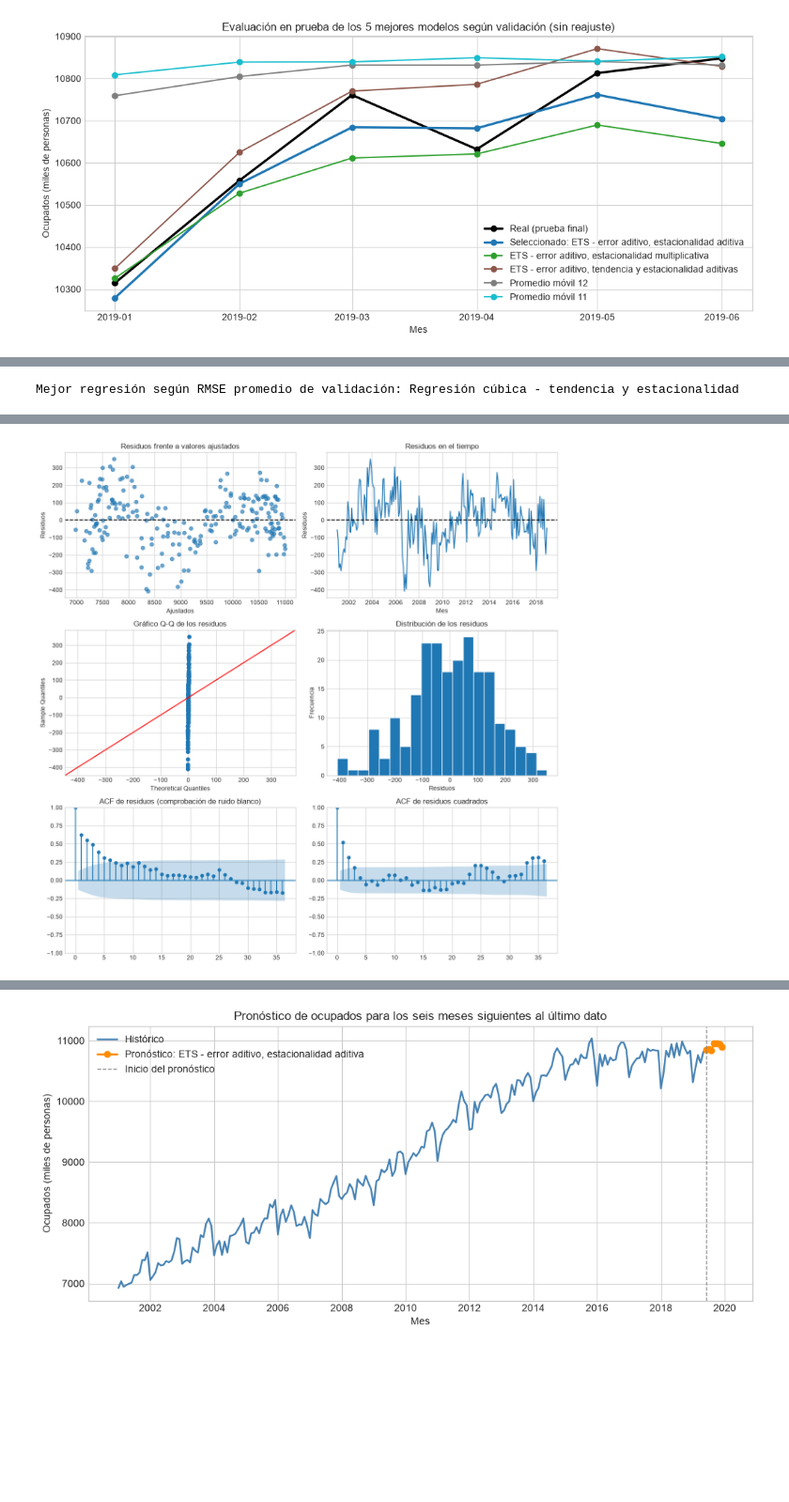
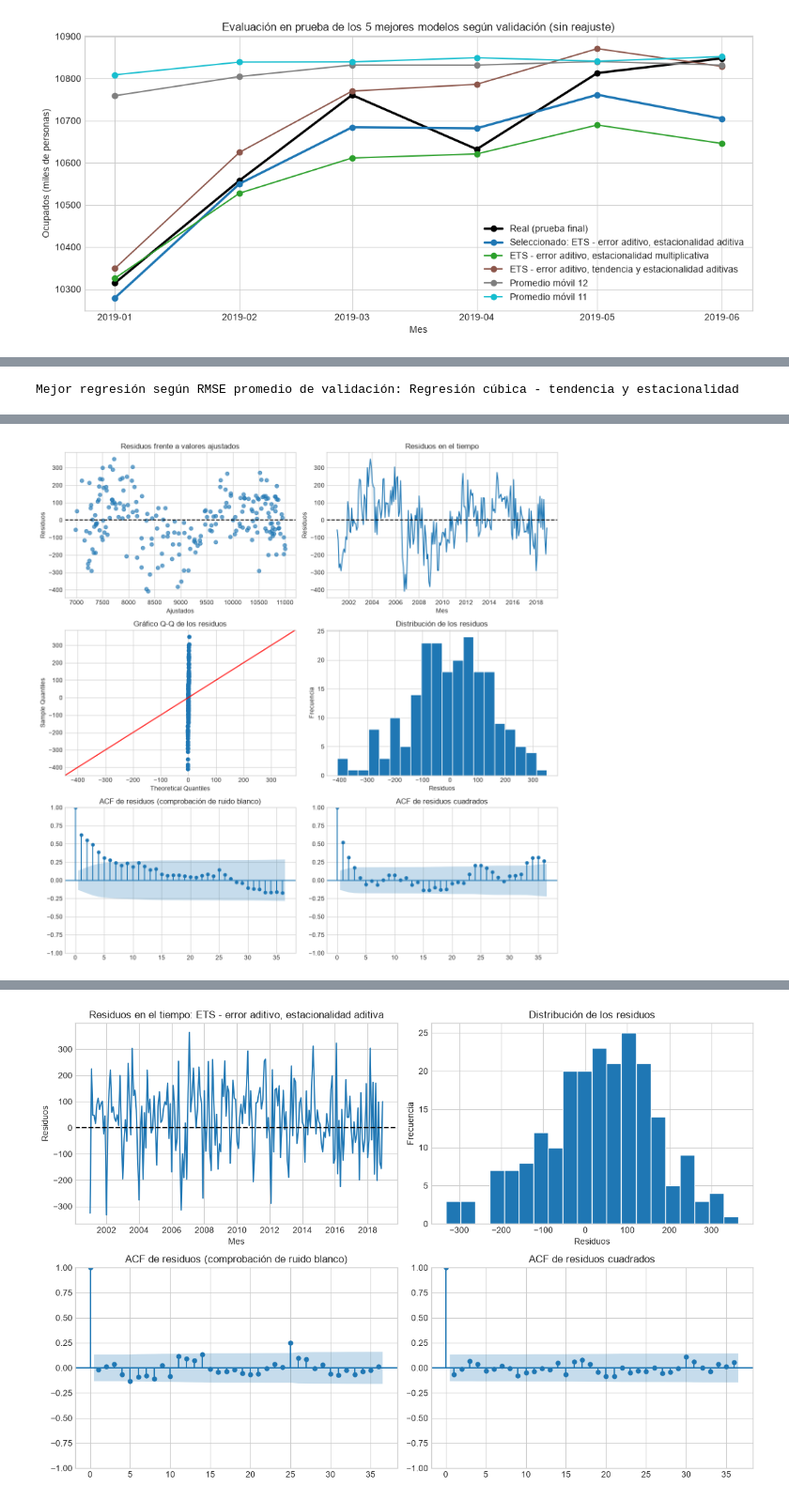
Before and after one commit to veroserna/Aprendizaje_Autom_3, a Jupyter notebook: pronostico_ocupados_13_ciudades.ipynb, the cells around one changed output, grey strips where cells are left out. Shown at 94% size. Drawn from its saved outputs; the diff is of its cells as text; code cells hidden in the pictures; blank space fills up the shorter version.

```diff
--- a/pronostico_ocupados_13_ciudades.ipynb
+++ b/pronostico_ocupados_13_ciudades.ipynb
@@ -617,17 +616,95 @@ axes[2, 1].set_title("ACF de residuos cuadrados")
 plt.tight_layout()
 plt.show()
 
-final_forecast_values = forecast_model(best_model_name, y, HORIZON, verbose=True)
+# --- Diagnóstico de residuos del modelo seleccionado (ETS ganador), ajustado en desarrollo ---
+ets_diagnostic_fit = fit_ets_model(best_model_name, train_eval)
+ets_residuals = pd.Series(np.asarray(ets_diagnostic_fit.resid, dtype=float), index=train_eval.index)
+
+ets_ljung_box = acorr_ljungbox(ets_residuals, lags=[12, 24], return_df=True, boxpierce=True)
+ets_ljung_box_squared = acorr_ljungbox(ets_residuals ** 2, lags=[12], return_df=True)
+ets_jarque_bera = jarque_bera(ets_residuals)
+ets_shapiro = shapiro(ets_residuals)
+
+ets_diagnostics = pd.DataFrame({
+    "Diagnóstico": [
+        "Durbin-Watson (independencia)",
+        "Ljung-Box, residuos, rezago 12 (p-valor)",
+        "Ljung-Box, residuos, rezago 24 (p-valor)",
+        "Box-Pierce, residuos, rezago 12 (p-valor)",
+        "Ljung-Box, residuos cuadrados, rezago 12 (p-valor)",
+        "Jarque-Bera (p-valor)",
+        "Shapiro-Wilk (p-valor)",
+        "Ruido blanco (autocorrelación)",
+        "Varianza constante",
+    ],
+    "Resultado": [
+        durbin_watson(ets_residuals),
+        ets_ljung_box["lb_pvalue"].iloc[0],
+        ets_ljung_box["lb_pvalue"].iloc[1],
+        ets_ljung_box["bp_pvalue"].iloc[0],
+        ets_ljung_box_squared["lb_pvalue"].iloc[0],
+        ets_jarque_bera[1],
+        ets_shapiro.pvalue,
+        ("No cumple: hay autocorrelación residual" if (ets_ljung_box["lb_pvalue"] < 0.05).any()
+         else "Sin evidencia de autocorrelación residual"),
+        ("No cumple: hay evidencia de varianza no constante"
+         if ets_ljung_box_squared["lb_pvalue"].iloc[0] < 0.05
+         else "Sin evidencia de varianza no constante"),
+    ],
+})
+print(f"Diagnósticos de residuos del modelo seleccionado: {best_model_name}")
+display(ets_diagnostics.round(4))
+
+fig, axes = plt.subplots(2, 2, figsize=(12, 8))
+axes[0, 0].plot(train_eval.index, ets_residuals)
+axes[0, 0].axhline(0, color="black", linestyle="--")
+axes[0, 0].set(title=f"Residuos en el tiempo: {best_model_name}", xlabel="Mes", ylabel="Residuos")
+axes[0, 1].hist(ets_residuals, bins=20, edgecolor="white")
+axes[0, 1].set(title="Distribución de los residuos", xlabel="Residuos", ylabel="Frecuencia")
+plot_acf(ets_residuals, lags=36, ax=axes[1, 0])
+axes[1, 0].set_title("ACF de residuos (comprobación de ruido blanco)")
+plot_acf(ets_residuals ** 2, lags=36, ax=axes[1, 1])
+axes[1, 1].set_title("ACF de residuos cuadrados")
+plt.tight_layout()
+plt.show()
+
+# --- Pronóstico final: reajuste con toda la serie e intervalos de predicción del 95 % ---
+final_fit = fit_ets_model(best_model_name, y)
+final_forecast_values = np.asarray(final_fit.forecast(HORIZON), dtype=float)
 future_index = pd.date_range(start=y.index[-1], periods=HORIZON + 1, freq="MS")[1:]
-forecast = pd.Series(final_forecast_values, index=future_index, name="Pronóstico de ocupados (miles)")
-forecast_table = forecast.to_frame()
-forecast_table["Pronóstico (personas, aprox.)"] = np.rint(forecast_table[forecast.name] * 1000).astype("int64")
+
+# Intervalos con el mismo procedimiento visto en clase: get_prediction + pred_int
+ci = final_fit.get_prediction(start=future_index[0], end=future_index[-1])
+preds_final = pd.concat(
+    [pd.Series(ci.predicted_mean, index=future_index), ci.pred_int(alpha=0.05).set_index(future_index)],
+    axis=1,
+)
+preds_final.columns = ["Point_forecast", "lower_95", "upper_95"]
+if not np.isfinite(preds_final.to_numpy(dtype=float)).all():
+    raise ValueError("Los intervalos de predicción contienen valores no finitos.")
+
+forecast = preds_final["Point_forecast"].rename("Pronóstico de ocupados (miles)")
+forecast_table = preds_final.copy()
+forecast_table["Pronóstico (personas, aprox.)"] = np.rint(forecast_table["Point_forecast"] * 1000).astype("int64")
+
+alpha_param = getattr(final_fit, "alpha", None)
+beta_param = getattr(final_fit, "beta", None)
+gamma_param = getattr(final_fit, "gamma", None)
+format_parameter = lambda value: f"{value:.3f}" if value is not None else "No aplica"
+print(
+    f"Modelo {best_model_name} reajustado con toda la serie. Parámetros de suavización: "
+    f"α (alfa)={format_parameter(alpha_param)}, "
+    f"β (beta)={format_parameter(beta_param)}, "
+    f"γ (gamma)={format_parameter(gamma_param)}"
+)
 display(forecast_table.round(3))
 
 fig, ax = plt.subplots(figsize=(12, 5))
 ax.plot(y.index, y, label="Histórico", color="steelblue", linewidth=1.8)
 forecast_line = pd.concat([y.iloc[-1:], forecast])
 ax.plot(forecast_line.index, forecast_line, label=f"Pronóstico: {best_model_name}", color="darkorange", marker="o", linewidth=2)
+ax.fill_between(future_index, preds_final["lower_95"], preds_final["upper_95"],
+                color="darkorange", alpha=0.2, label="Intervalo de predicción 95 %")
 ax.axvline(y.index[-1], color="gray", linestyle="--", linewidth=1, label="Inicio del pronóstico")
 ax.set(title="Pronóstico de ocupados para los seis meses siguientes al último dato", xlabel="Mes", ylabel="Ocupados (miles de personas)")
 ax.legend()
@@ -639,6 +716,8 @@ recent_forecast_line = pd.concat([recent_history.iloc[-1:], forecast])
 fig, ax = plt.subplots(figsize=(12, 5))
 ax.plot(recent_history.index, recent_history, label="Histórico (últimos 3 años)", color="steelblue", linewidth=1.8)
 ax.plot(recent_forecast_line.index, recent_forecast_line, label="Pronóstico de 6 meses", color="darkorange", marker="o", linewidth=2)
+ax.fill_between(future_index, preds_final["lower_95"], preds_final["upper_95"],
+                color="darkorange", alpha=0.2, label="Intervalo de predicción 95 %")
 ax.axvline(y.index[-1], color="gray", linestyle="--", linewidth=1, label="Inicio del pronóstico")
 ax.set(title="Detalle del pronóstico y los datos recientes", xlabel="Mes", ylabel="Ocupados (miles de personas)")
 ax.legend()
@@ -690 +770 @@ Pronóstico de ETS - error aditivo, estacionalidad aditiva para 6 meses: [10863.
-[figure, old version]
+[figure, new version]
```
Also changed, not shown: parts of 5 cells of this notebook, 1 other file.
